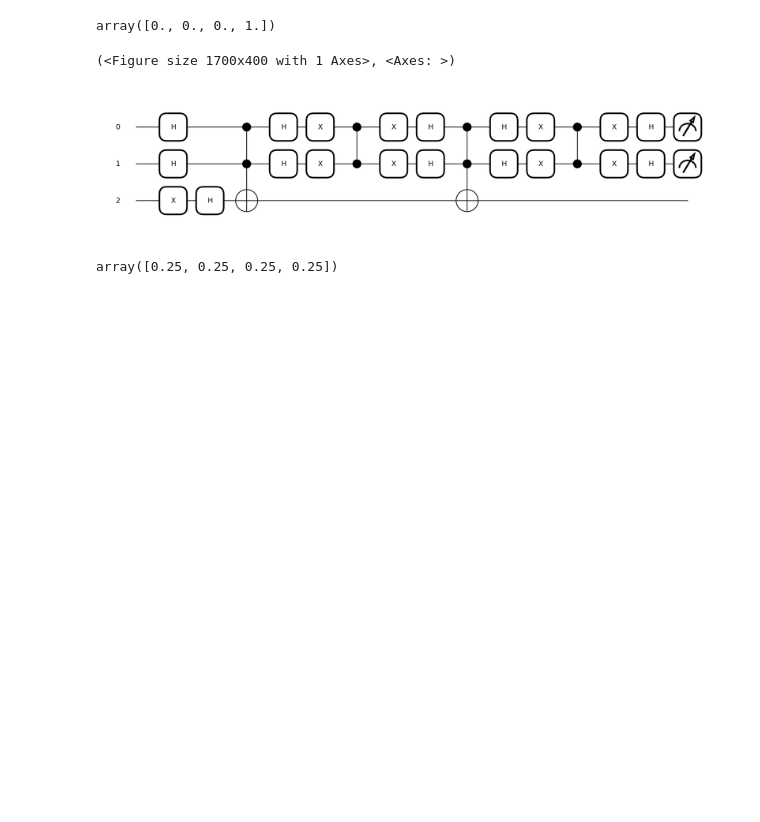
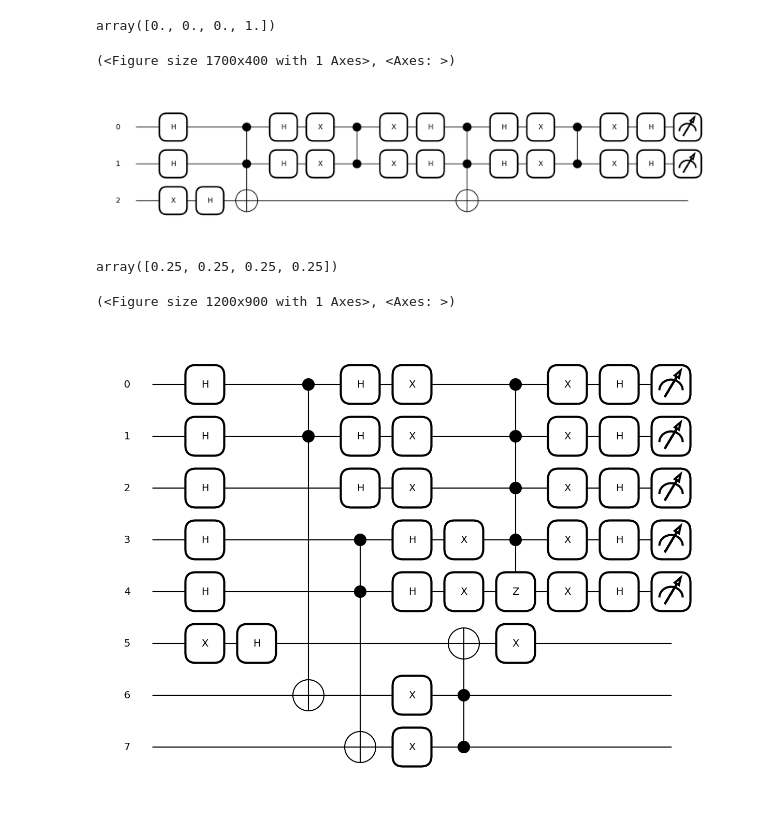
Before and after one commit to arcalab/FoundationsQC2526, a Jupyter notebook: TP/lecture5.ipynb, the cells around one changed output. Saved outputs shown, nothing was run; the diff lists cells and outputs as text; code cells hidden in the pictures; blank space fills up the shorter version.

```diff
--- a/TP/lecture5.ipynb
+++ b/TP/lecture5.ipynb
@@ -88,0 +91,44 @@ array([0.25, 0.25, 0.25, 0.25])
+# %%
+# queremos encontrar o estado |11>
+
+n_qubits = 6
+
+dev = qml.device("default.qubit", wires=n_qubits+2)
+
+
+@qml.qnode(dev)
+def grover_2qubits(iterations):
+    #criar sobreposiçao nos qubits da base de dados
+    for q in range(n_qubits - 1):
+        qml.Hadamard(wires=q)
+    #criar ancilla no estado |->
+    qml.PauliX(wires=n_qubits-1)
+    qml.Hadamard(wires=n_qubits-1)
+
+    for j in range(iterations):
+        #oracle p/ encontrar |111>
+        qml.ctrl(qml.PauliX , [0,1])(n_qubits)
+        qml.ctrl(qml.PauliX , [n_qubits-3,n_qubits-2])(n_qubits+1)
+        qml.PauliX(wires=n_qubits+1)
+        qml.PauliX(wires=n_qubits)
+        qml.Toffoli(wires=[n_qubits,n_qubits+1,n_qubits-1])
+        qml.PauliX(wires=n_qubits-1)
+        #difusor
+        for q in range(n_qubits - 1):
+            qml.Hadamard(wires=q)
+            qml.PauliX(wires=q)
+
+        qml.ctrl(qml.PauliZ , range(n_qubits-2))(n_qubits-2)
+
+        for q in range(n_qubits - 1):
+            qml.PauliX(wires=q)
+            qml.Hadamard(wires=q)
+
+    return qml.probs(wires=range(n_qubits-1))
+# %%
+
+iterations = 1
+qml.draw_mpl(grover_2qubits)(iterations)
+# %% [output]
+(<Figure size 1200x900 with 1 Axes>, <Axes: >)
+[figure, added]
```
Also changed, not shown: parts of 2 cells of this notebook, 2 other files.
